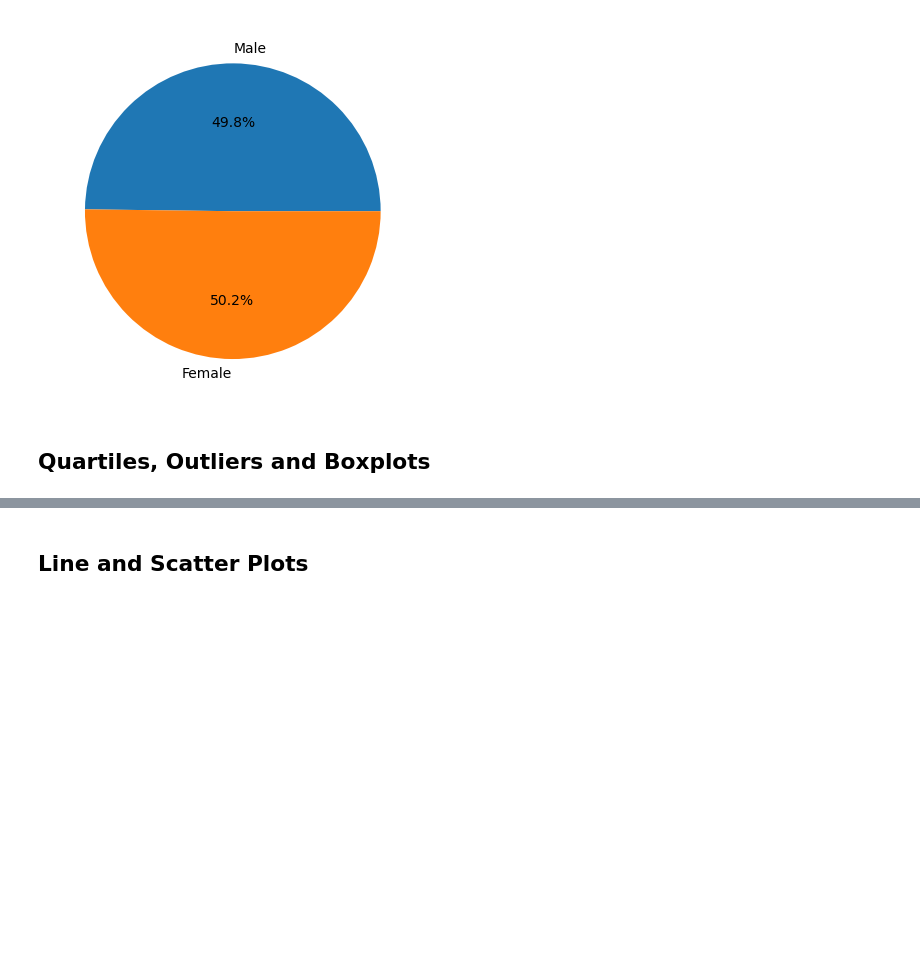
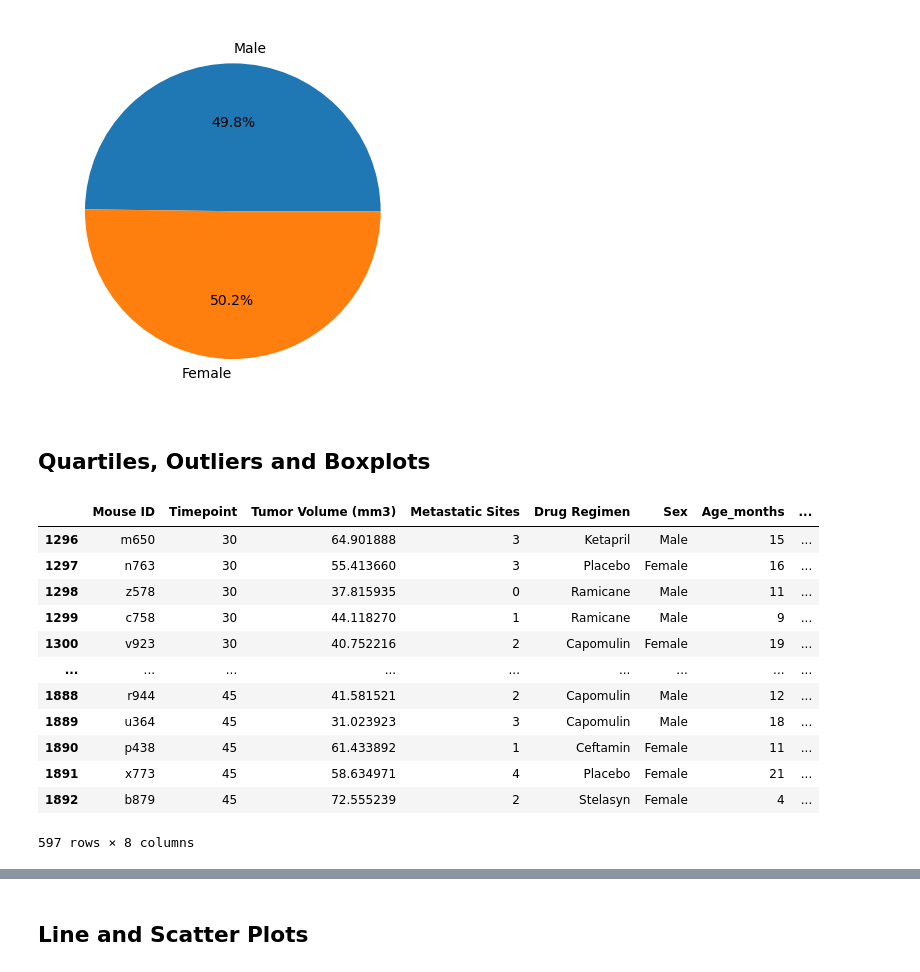
Before and after one commit to Fuy98/Challenge-5, a Jupyter notebook: Challenge-5.ipynb, the cells around one changed output, grey strips where cells are left out. Drawn from its saved outputs; the diff is of its cells as text; code cells hidden in the pictures; blank space fills up the shorter version.

```diff
--- a/Challenge-5.ipynb
+++ b/Challenge-5.ipynb
@@ -255,11 +252,37 @@ plt.show()
 # %%
 # Calculate the final tumor volume of each mouse across four of the treatment regimens:
 # Capomulin, Ramicane, Infubinol, and Ceftamin
 
-# Start by getting the last (greatest) timepoint for each mouse
+#complete_data.loc[complete_data['Drug Regimen'] == 45].count()
+#---------------------------------------------
+#df_students[(df_students['math_score']>=70) & (df_students['reading_score'] >=70)]
+#ninth_math = Schools_grades_math.loc[Schools_grades_math['grade'] == "9th"]
 
+#  Start by getting the last (greatest) timepoint for each mouse
+#------------------------------------------------------------------------------------------
+#complete_data.loc[complete_data['Drug Regimen'] == 'Capomulin']
+Greatest_time = complete_data.loc[complete_data['Timepoint'] >= 30]
+#Greatest_time = Greatest_time.drop_duplicates(subset=['Mouse ID'], ignore_index=True)
+Greatest_time
+#complete_data_fil = complete_data.groupby(['Drug Regimen','Mouse ID'])[['Timepoint'] <= 45].sum()
+
+#complete_data_fil = complete_data.groupby(['Drug Regimen','Mouse ID'])[['Timepoint'] == 45].sum()
 
 # Merge this group df with the original DataFrame to get the tumor volume at the last timepoint
+# %% [output]
+|  | Mouse ID | Timepoint | Tumor Volume (mm3) | Metastatic Sites | Drug Regimen | Sex | Age_months | ... |
+| 1296 | m650 | 30 | 64.901888 | 3 | Ketapril | Male | 15 | ... |
+| 1297 | n763 | 30 | 55.413660 | 3 | Placebo | Female | 16 | ... |
+| 1298 | z578 | 30 | 37.815935 | 0 | Ramicane | Male | 11 | ... |
+| 1299 | c758 | 30 | 44.118270 | 1 | Ramicane | Male | 9 | ... |
+| 1300 | v923 | 30 | 40.752216 | 2 | Capomulin | Female | 19 | ... |
+| ... | ... | ... | ... | ... | ... | ... | ... | ... |
+| 1888 | r944 | 45 | 41.581521 | 2 | Capomulin | Male | 12 | ... |
+| 1889 | u364 | 45 | 31.023923 | 3 | Capomulin | Male | 18 | ... |
+| 1890 | p438 | 45 | 61.433892 | 1 | Ceftamin | Female | 11 | ... |
+| 1891 | x773 | 45 | 58.634971 | 4 | Placebo | Female | 21 | ... |
+| 1892 | b879 | 45 | 72.555239 | 2 | Stelasyn | Female | 4 | ... |
+597 rows × 8 columns
 # %%
 
 # Put treatments into a list for for loop (and later for plot labels)
```
Also changed, not shown: parts of 3 cells of this notebook.
